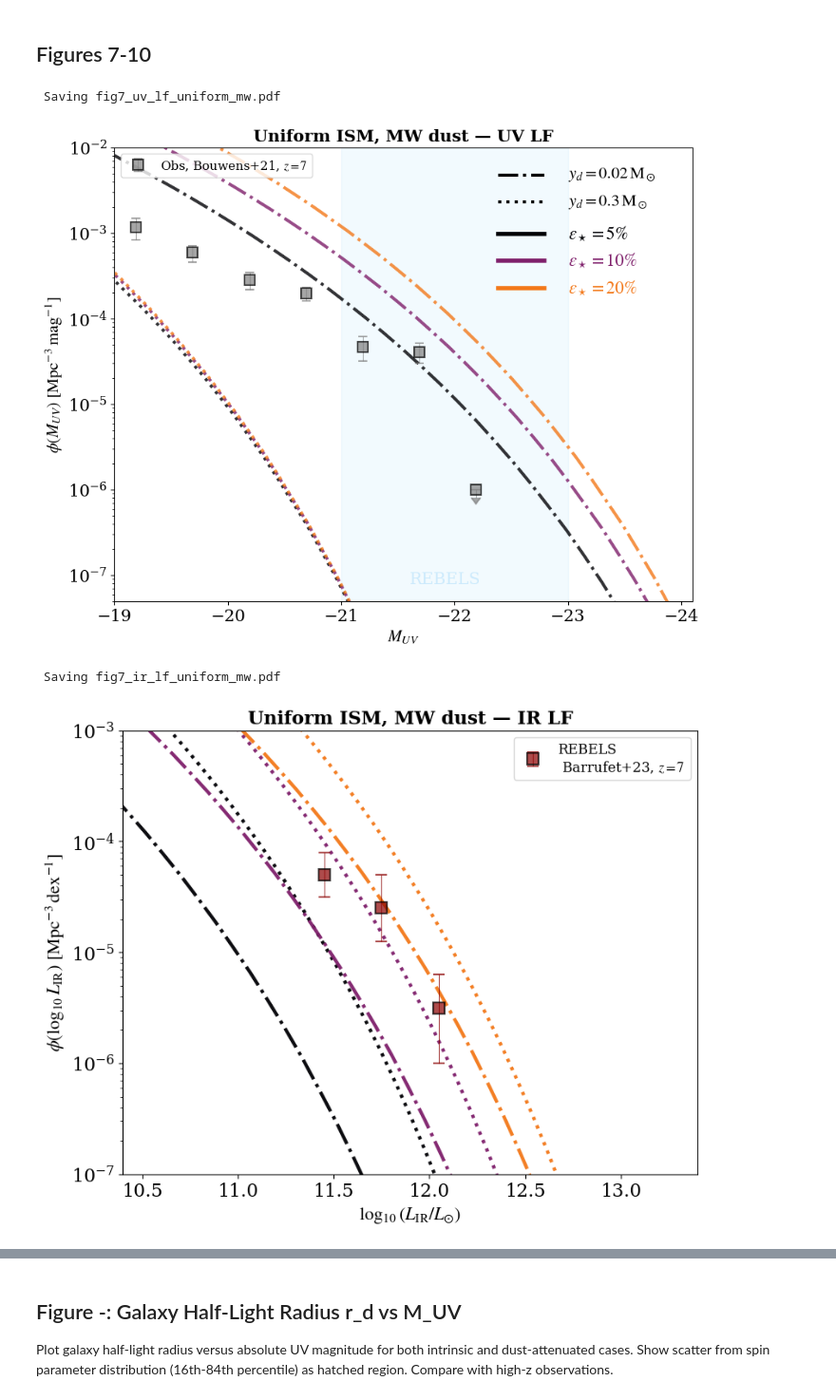
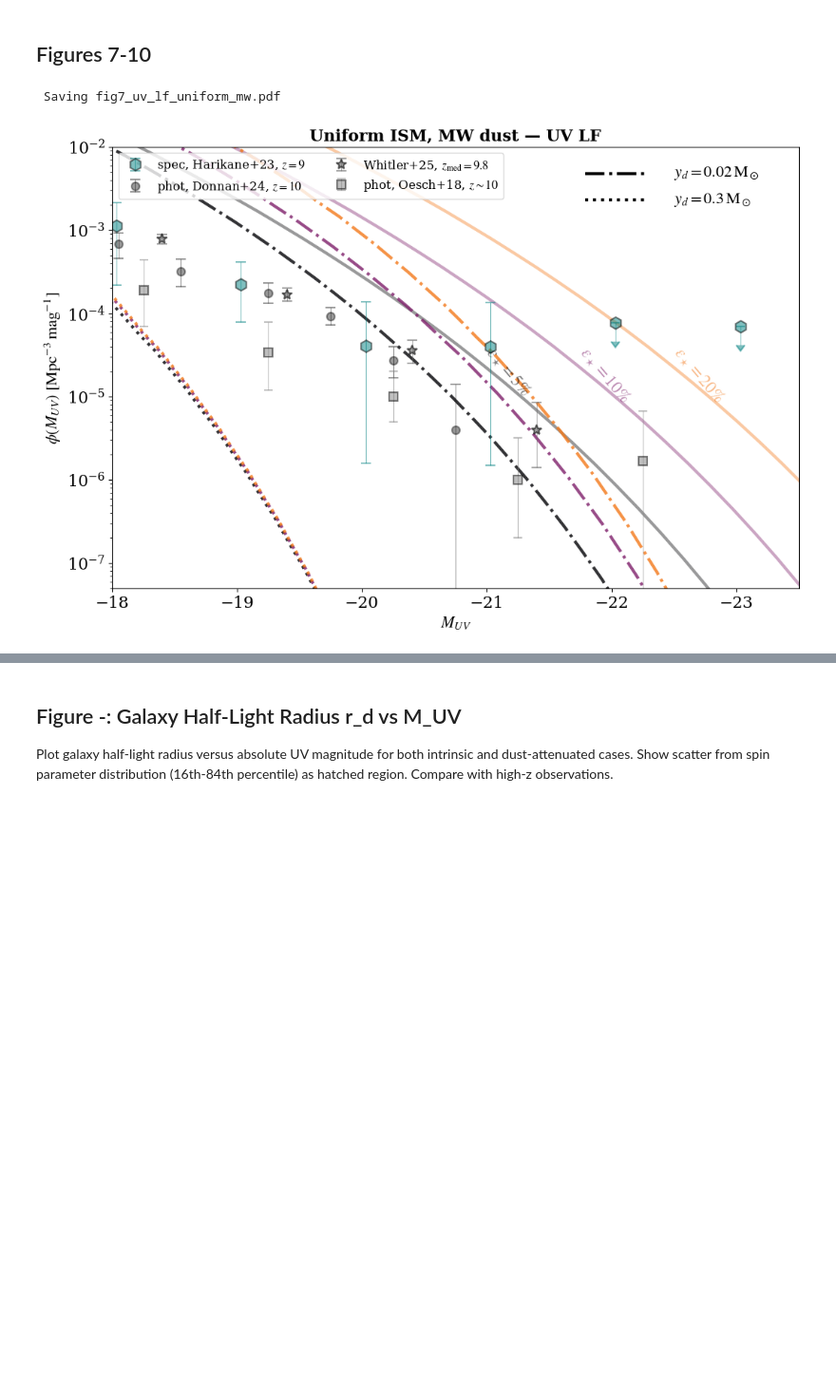
Before and after one commit to LauraSommovigo/dust_JWST_highz, a Jupyter notebook: notebooks/main.ipynb, the cells around one changed output, grey strips where cells are left out. Shown at 95% size. Drawn from its saved outputs; the diff is of its cells as text; code cells hidden in the pictures; blank space fills up the shorter version.

```diff
--- a/notebooks/main.ipynb
+++ b/notebooks/main.ipynb
@@ -402,7 +405,7 @@ Set key parameters for the SAM:
 # Model parameters
 
 
-redshift = 7  # Target redshift
+redshift = 10  # Target redshift (7,10,14)
 OUTPUT_DIR = (OUTPUT_DIR / f"z{int(redshift)}").resolve()
 OUTPUT_DIR.mkdir(parents=True, exist_ok=True)
 Mh_array = np.logspace(8, 12, 8)  # Halo mass range (same as Yung+23)
@@ -1421,7 +1424,7 @@ fig, ax = plt.subplots(figsize=(9, 7))
 point_colormap = custom_colormap
 line_colormap = truncate_colormap(plt.cm.inferno, 0.0, 0.7)
 
-_Mh_fig5 = np.logspace(8, 13, 12)  # extended halo mass range for fig5 model curves
+_Mh_fig5 = np.logspace(8, 13, 18)  # extended halo mass range for fig5 model curves
 
 for eps in arr_e:
     Mstar_array = halo_to_stellar_mass(_Mh_fig5, fb, eps)
@@ -1565,14 +1568,20 @@ elif redshift == 7:
     _obs_muv5 = rebels["MUV"].dropna().values
 else:
     _obs_muv5 = muv_intr_array
-ax.set_ylim(max(np.nanmax(_obs_muv5) + 2, -16), min(np.nanmin(_obs_muv5) - 2, np.nanmin(muv_intr_array) - 1))
+if redshift >= 10:
+    ax.set_ylim(-15, -22)
+else:
+    ax.set_ylim(max(np.nanmax(_obs_muv5) + 2, -16), min(np.nanmin(_obs_muv5) - 2, np.nanmin(muv_intr_array) - 1))
 if redshift >= 10:
     _obs_ms5 = jwst_plot["log_Mstar"].dropna().values
 elif redshift == 7:
     _obs_ms5 = rebels["log_Mstar"].dropna().values
 else:
     _obs_ms5 = np.log10(Mstar_array)
-ax.set_xlim(_obs_ms5.min() - 1, min(_obs_ms5.max() + 2, 11.0))
+if redshift >= 10:
+    ax.set_xlim(_obs_ms5.min() - 1, 9.9)
+else:
+    ax.set_xlim(_obs_ms5.min() - 1, min(_obs_ms5.max() + 2, 11.0))
 
 # Inline geometry labels at log10(Mstar) = 9, inclined along each curve
 fig.canvas.draw()
@@ -1582,7 +1591,7 @@ _di = max(2, len(Mstar_array) // 10)
 _i1 = max(0, _i9 - _di)
 _i2 = min(len(Mstar_array) - 1, _i9 + _di)
 for _arr, _col, _lbl, _angle_scale, _offset in [
-    (muv_att_mix, line_color, r"Mix $T_{\rm 1500,mix}$", 1.0, 0.9),
+    (muv_att_mix, line_color, r"Mix $T_{\rm 1500,mix}$", 0.9, 0.3),
     (muv_att_ps, "magenta", r"Point Source $T_{\rm 1500,ps}$", 0.4, 0.55),
 ]:
     _p1 = ax.transData.transform((_x_data[_i1], _arr[_i1]))
@@ -1652,20 +1661,25 @@ def get_muv_clumpy(
 
     return -2.5 * np.log10(luv_draws) + 51.60  # MUV_att draws
 # %%
-log_mh = 11.6  # 10.9
+# --- Fig 6: fixed single-galaxy parameters (independent of global loop values) ---
+_log_mh_6 = 10.86
+_epsilon_6 = 0.1   # star-formation efficiency for this representative galaxy
+_yd_6      = 0.1   # dust yield per SN [Msun/SN]
+print(f"Fig 6 parameters: log_mh={_log_mh_6}, epsilon={_epsilon_6}, yd={_yd_6}, redshift={redshift}")
+
 col_f = plt.colormaps["gray"]
 
 np.random.seed(42)
 
 # Stellar mass from halo mass
-Mstar_array = halo_to_stellar_mass(10**log_mh, fb, epsilon)
+Mstar_array = halo_to_stellar_mass(10**_log_mh_6, fb, _epsilon_6)
 
 # Build SFH
 len_sp_dis = 1000
 spin_param_distr = np.random.lognormal(mean=np.log(10**-1.5677), sigma=0.5390, size=len_sp_dis)
-sfh, log_mst_build, age = star_formation_history(10**log_mh, redshift, tstep, epsilon)
+sfh, log_mst_build, age = star_formation_history(10**_log_mh_6, redshift, tstep, _epsilon_6)
 
-n_sn_arr, md_arr = compute_mdust_steps(age, tstep, sfh, time_yr, log_snr_yr, yd)
+n_sn_arr, md_arr = compute_mdust_steps(age, tstep, sfh, time_yr, log_snr_yr, _yd_6)
 
 # Compute 1500A luminosity [erg/s/Hz]
 l1500_arr = compute_l1500_steps(l1500_sb99, age, tstep, sfh, time_yr_l1500, method="SB99")
@@ -1682,7 +1696,7 @@ print("log Mdust/Msun -->", np.log10(M_dust))
 print("log Mstar/Msun -->", np.log10(Mstar_array))
 
 # Median sigma_d for uniform distribution [g/cm^2]
-tau_uv_arr = optical_depth(kuv, M_dust, 10**log_mh, spin_param_distr, redshift)
+tau_uv_arr = optical_depth(kuv, M_dust, 10**_log_mh_6, spin_param_distr, redshift)
 Sigmad_arr = tau_uv_arr / kuv  # g/cm^2
 
 # Log-normal draw for sigma_d, width set by Mach number
@@ -1897,7 +2049,7 @@ z = norm.ppf(u)  # standard-normal quantiles
 spin_quant = np.exp(mu_ln + sig_ln * z)  # lognormal quantiles for lambda, shape (K_SPINS,)
 
 _ir7_curves = []  # collect (logLIR, phi_ir, ls, color) for IR figure drawn after UV
-fig, ax = plt.subplots(figsize=(9, 7))
+fig, ax = plt.subplots(figsize=(11, 7))
 
 for e, epsilon in enumerate(arr_e):
     # cache intrinsic + dust kernel once per (epsilon, Mh)
@@ -2018,8 +2170,8 @@ else:
 _xlim7 = ax.get_xlim()
 _dr7 = abs(_xlim7[1] - _xlim7[0])  # data range in mag
 _trans7 = blended_transform_factory(ax.transData, ax.transAxes)
-_x_lbl = -23
-_line_frac7 = 0.08 if redshift == 7 else 0.15
+_x_lbl = -22.5
+_line_frac7 = 0.08 if redshift == 7 else 0.09
 _x_lb = _x_lbl + 0.04 * _dr7   # right end of line (gap before text)
 _x_la = _x_lb  + _line_frac7 * _dr7   # left end of line
 
@@ -2049,36 +2201,34 @@ plt.subplots_adjust(left=0.12, bottom=0.087, right=0.983, top=0.958, wspace=0.2,
 
 print("\n\n Saving fig7_uv_lf_uniform_mw.pdf")
 fig.savefig(OUTPUT_DIR / "fig7_uv_lf_uniform_mw.pdf", bbox_inches="tight")
 plt.show()
 
 if redshift == 7:
     fig_ir7, ax_ir7 = plt.subplots(figsize=(9, 7))
     for _lir, _phi, _ls, _col in _ir7_curves:
         ax_ir7.plot(_lir, _phi, lw=3.0, ls=_ls, color=_col, alpha=0.95)
     rebels_ir = pd.read_csv(DATA_DIR / "REBELS_z7_IR_LF_Barrufet23.csv", comment="#")
     phi_data = 10 ** rebels_ir["log_phi"]
     phi_uerr = 10 ** (rebels_ir["log_phi"] + rebels_ir["log_phi_err_high"]) - phi_data
     phi_lerr = phi_data - 10 ** (rebels_ir["log_phi"] - rebels_ir["log_phi_err_low"])
     phi_lerr = np.minimum(phi_lerr, 0.99 * phi_data)
     phi_uerr = np.minimum(phi_uerr, 0.99 * phi_data)
     ax_ir7.errorbar(rebels_ir["log_LIR"], phi_data, yerr=[phi_lerr, phi_uerr],
                     ls="none", marker="s", ms=10, capsize=5, alpha=0.7, color="darkred",
                     label="REBELS\n Barrufet+23, $z=7$", mew=1.5, mec="black", elinewidth=0.8)
     ax_ir7.set_yscale("log")
     ax_ir7.set_ylabel(r"$\phi(\log_{10} L_{\mathrm{IR}})\ [\mathrm{Mpc}^{-3}\,\mathrm{dex}^{-1}]$")
     ax_ir7.set_xlabel(r"$\log_{10}(L_{\mathrm{IR}}/L_{\odot})$")
     ax_ir7.set_ylim(1.0e-7, 1e-3)
     ax_ir7.set_xlim(10.4, 13.4)
     ax_ir7.legend(fontsize=12, ncols=2, loc="upper right")
     ax_ir7.set_title("Uniform ISM, MW dust — IR LF", fontsize=16, fontweight="bold")
     print("\n\n Saving fig7_ir_lf_uniform_mw.pdf")
     fig_ir7.savefig(OUTPUT_DIR / "fig7_ir_lf_uniform_mw.pdf", bbox_inches="tight")
     plt.show()
 # %% [output]
  Saving fig7_uv_lf_uniform_mw.pdf
-[figure, old version]
+[figure, new version]
- Saving fig7_ir_lf_uniform_mw.pdf
-[figure, removed]
 # %%
 # -------------------------------------------------------
 # Fig 8: Uniform ISM LF — stellar dust (Hirashita+19)
```
Also changed, not shown: parts of 13 cells of this notebook, 6 other files.
